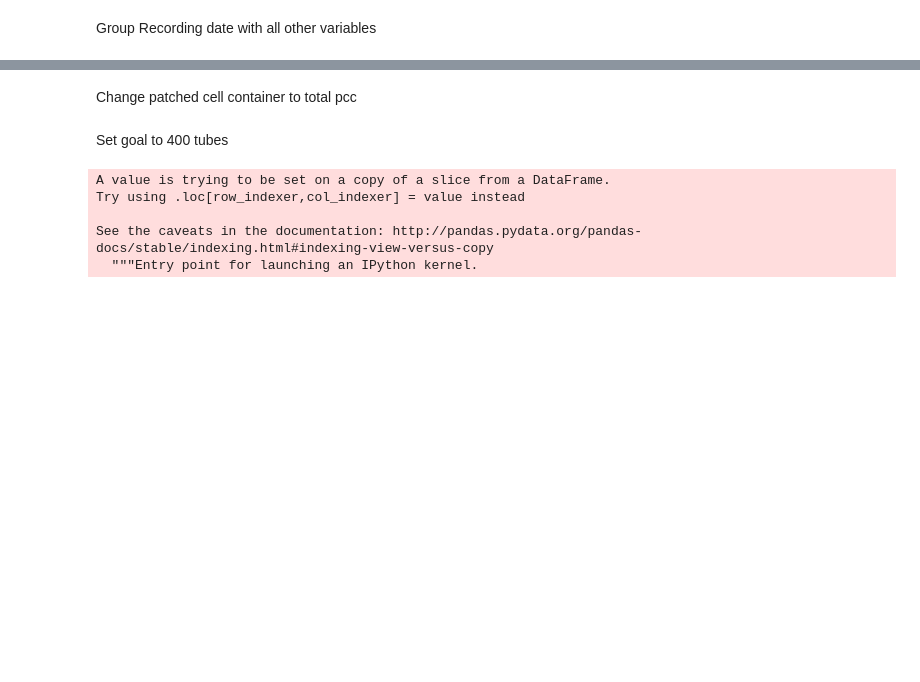
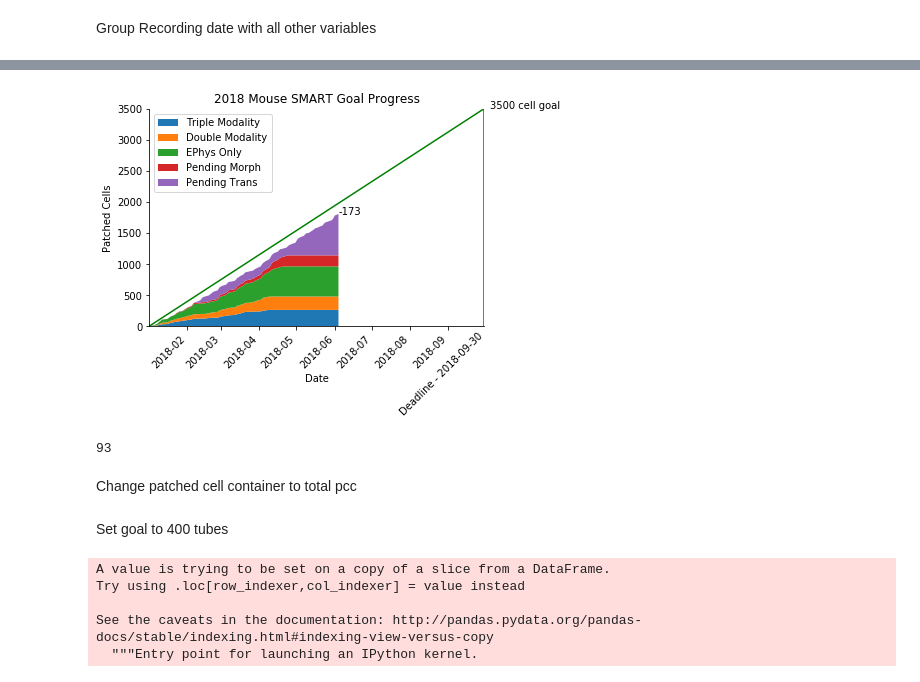
Before and after one commit to ru57y34nn/SMART_goals, a Jupyter notebook: src/Mouse_Smart_Data.ipynb, the cells around one changed output, grey strips where cells are left out. Saved outputs shown, nothing was run; the diff lists cells and outputs as text; code cells hidden in the pictures; blank space fills up the shorter version.

```diff
--- a/src/Mouse_Smart_Data.ipynb
+++ b/src/Mouse_Smart_Data.ipynb
@@ -157,0 +140,57 @@ mdata
+# %%
+def get_current_total():
+    total = triple_mod[-1] + double_mod[-1] + ephys_only[-1] + pending_morph[-1] + pending_trans[-1]
+    return total
+current_progress = get_current_total()
+current_progress
+# %%
+def get_current_goal():
+    d0 = pd.to_datetime(dates[0])
+    d1 = get_current_date()
+    total2_today = (d1 - d0).days
+    total2_today
+    current_goal = 3500/float(271)*total2_today
+    return current_goal
+current_goal = get_current_goal()
+current_goal
+# %%
+diff = current_progress - current_goal
+diff
+# %%
+#h_line1 = 3500
+#h_line2 = 700
+x = dates
+y = [triple_mod, double_mod, ephys_only, pending_morph, pending_trans]
+
+labels = ["Triple Modality", "Double Modality", "EPhys Only", "Pending Morph", "Pending Trans"]
+fig, ax = plt.subplots()
+plt.xticks(rotation=45, ha='right')
+progress = ax.stackplot(x, y, labels = labels)
+ax.legend(loc=2)
+goal_line = ax.plot([0,1], [0,1], color='g', transform=ax.transAxes)
+#plt.gcf().autofmt_xdate()
+ax.spines['right'].set_visible(False)
+ax.spines['top'].set_visible(False)
+ax.set_xlim(['2018-01-02', '2018-09-30'])
+ax.set_ylim([0, 3500])
+plt.vlines(x='2018-09-30', ymin=0, ymax=3500, color='r')
+#plt.axvline('2018-09-30', color = 'r')
+#plt.hlines(y=h_line1, xmin=min(x), xmax='2018-09-30', color='g')
+#plt.hlines(y=h_line2, xmin=min(x), xmax='2018-09-30', color='g')
+#plt.axhline('3500', color='g')
+#plt.axhline('700', color='g')
+plt.title("2018 Mouse SMART Goal Progress")
+plt.ylabel('Patched Cells')
+plt.xlabel('Date')
+plt.text('2018-10-05', '3500', "{}".format("3500 cell goal"))
+plt.text(get_current_date(), get_current_total(), "{}".format(int(diff)))
+#plt.text('2018-10-05', '700', "{}".format("20% triple modality goal"))
+plt.text('2018-09-30', '-200', "{}".format("Deadline - 2018-09-30"), rotation=45, ha='right')
+plt.savefig('../figures/ouse_SMART_Goal_2018_Progress', dpi=300)
+# %% [output]
+[figure, added]
+# %%
+num_days = len(x)
+num_days
+# %% [output]
+93
```
Also changed, not shown: parts of 20 cells of this notebook, 3 other files.
